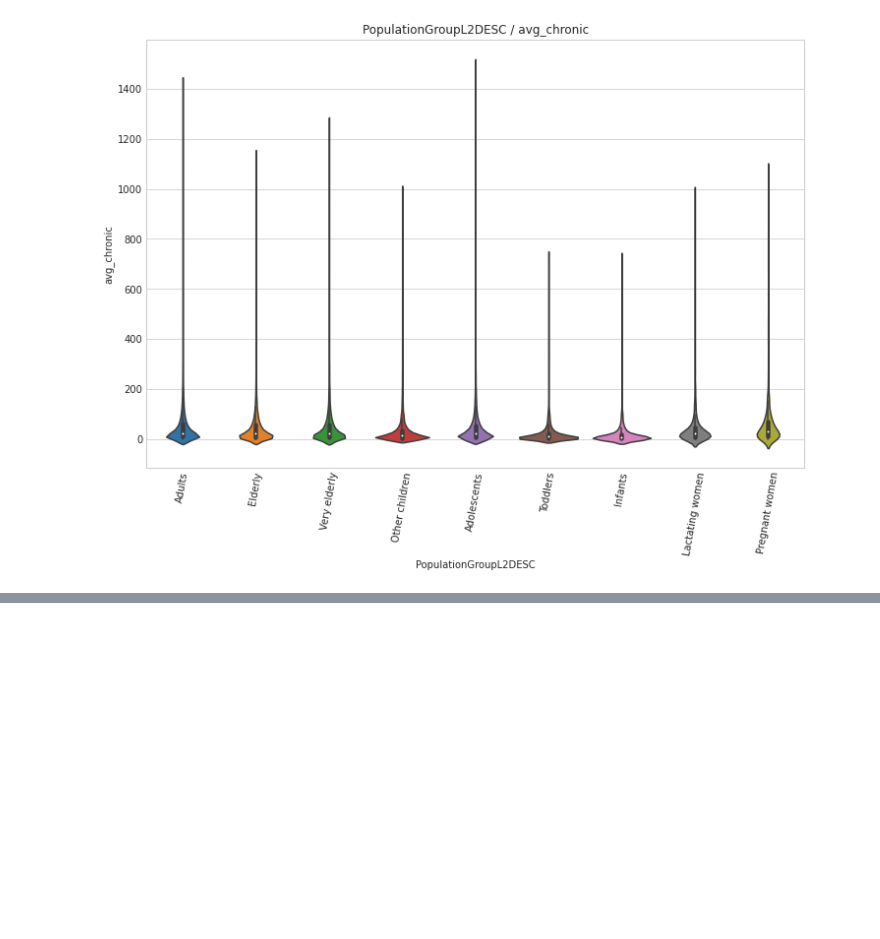
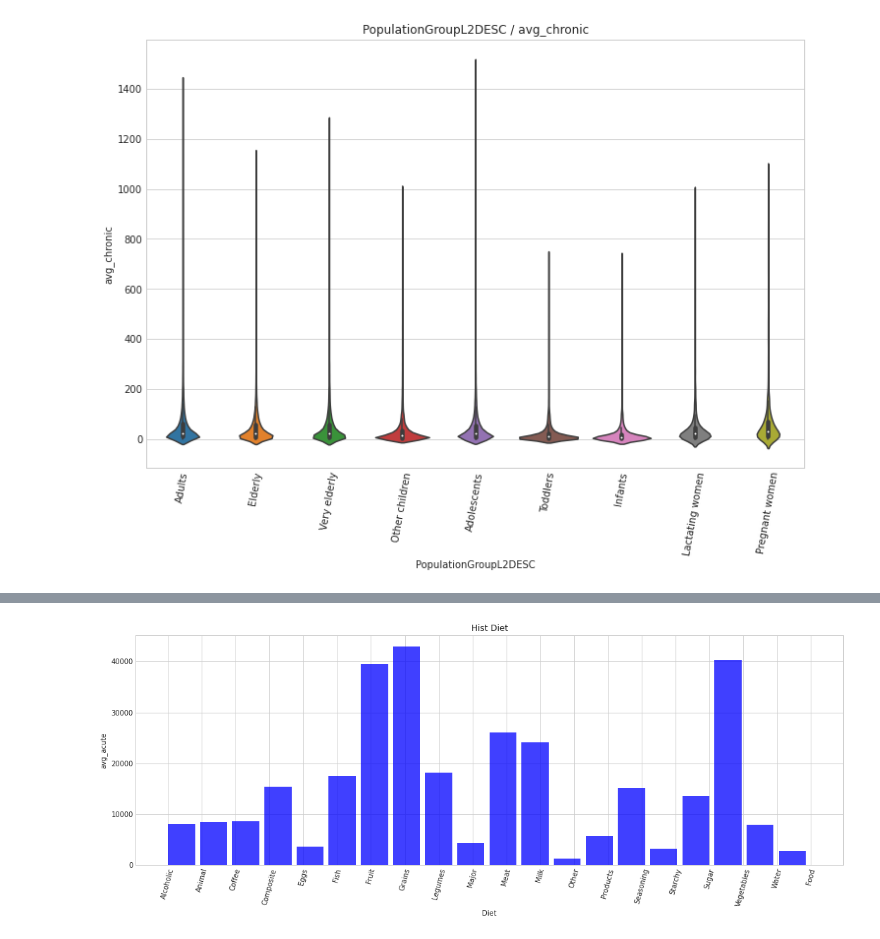
Before and after one commit to smolinjm/4447_final, a Jupyter notebook: 4447_Final.ipynb, the cells around one changed output, grey strips where cells are left out. Drawn from its saved outputs; the diff is of its cells as text; code cells hidden in the pictures; blank space fills up the shorter version.

```diff
--- a/4447_Final.ipynb
+++ b/4447_Final.ipynb
@@ -553,0 +821,5 @@ plt.xticks(rotation=80);
+# %%
+# Rename Columns
+# nutrition_data.rename(columns={'ExposurehierarchyL1DESC': 'Diet'}, inplace=True)
+nutrition_data.rename(columns={'PopulationGroupL2DESC': 'PopulationGroup'}, inplace=True)
+nutrition_data.columns
@@ -553,0 +832,15 @@ plt.xticks(rotation=80);
+# %%
+# Extract feature from long sentence variables for Diet
+
+import re, sys
+def findFeature(row):
+    regex = '^\w+'
+    w = re.compile(regex)
+    found = re.findall(w, row)
+    if len(found)  > 0:
+        return found[0]
+    else:
+        return None
+
+nutrition_data['Diet'] = nutrition_data['ExposurehierarchyL1DESC'].apply(lambda x:  findFeature(x))
+# nutrition_data[[''ExposurehierarchyL1DESC, 'Diet']].sample(20)
@@ -553,0 +882,17 @@ plt.xticks(rotation=80);
+# %%
+x = nutrition_data['Diet'].tolist()
+# print(x[0:5])
+
+# the histogram of the data
+plt.figure(figsize=(18,6))
+n, bins, patches = plt.hist(x,20, facecolor='b', alpha=0.75, width=0.8)
+
+plt.xlabel('Diet')
+plt.ylabel('avg_acute')
+plt.title('Hist Diet')
+plt.xticks(rotation=75)
+plt.style.use('seaborn-whitegrid')
+#plt.grid(True)
+plt.show()
+# %% [output]
+[figure, added]
```
Also changed, not shown: parts of 50 cells of this notebook, 8 other files.
